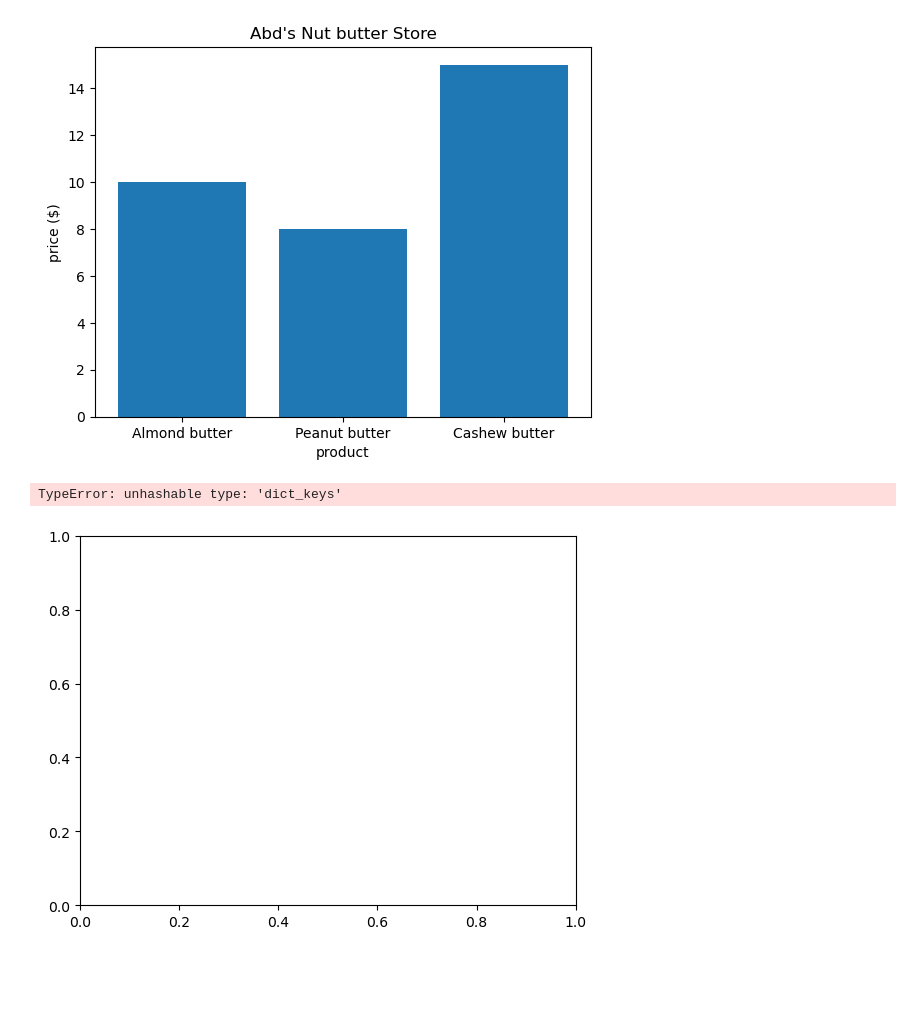
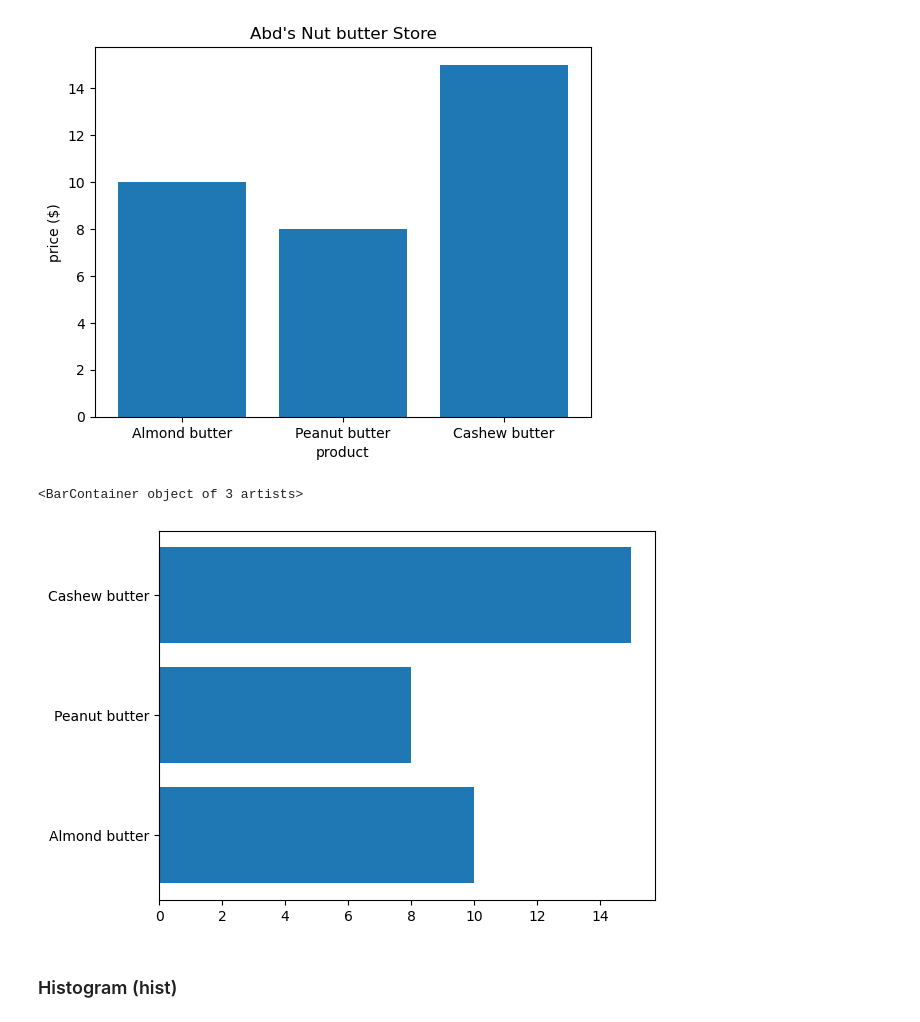
Before and after one commit to abdelaziz-lounes/simple_project, a Jupyter notebook: introduction to matplotLib.ipynb, the cells around one changed output. Cells and saved outputs as stored; diff of their text form; code cells hidden in the pictures; blank space fills up the shorter version.

Commit message:
multiple plots

```diff
--- a/introduction to matplotLib.ipynb
+++ b/introduction to matplotLib.ipynb
@@ -216,7 +216,9 @@ ax.set(title="Abd's Nut butter Store", xlabel="product", ylabel="price ($)");
 [figure]
 # %%
 fig, ax = plt.subplots()
-ax.barh(list(nut_butter_prices.keys(), nut_butter_prices.values())
+ax.barh(list(nut_butter_prices.keys()), list(nut_butter_prices.values()))
 # %% [output]
-TypeError: unhashable type: 'dict_keys'
+<BarContainer object of 3 artists>
-[figure, old version]
+[figure, new version]
+# %% [markdown]
+### Histogram (hist)
```
Also changed, not shown: parts of 4 cells of this notebook.
